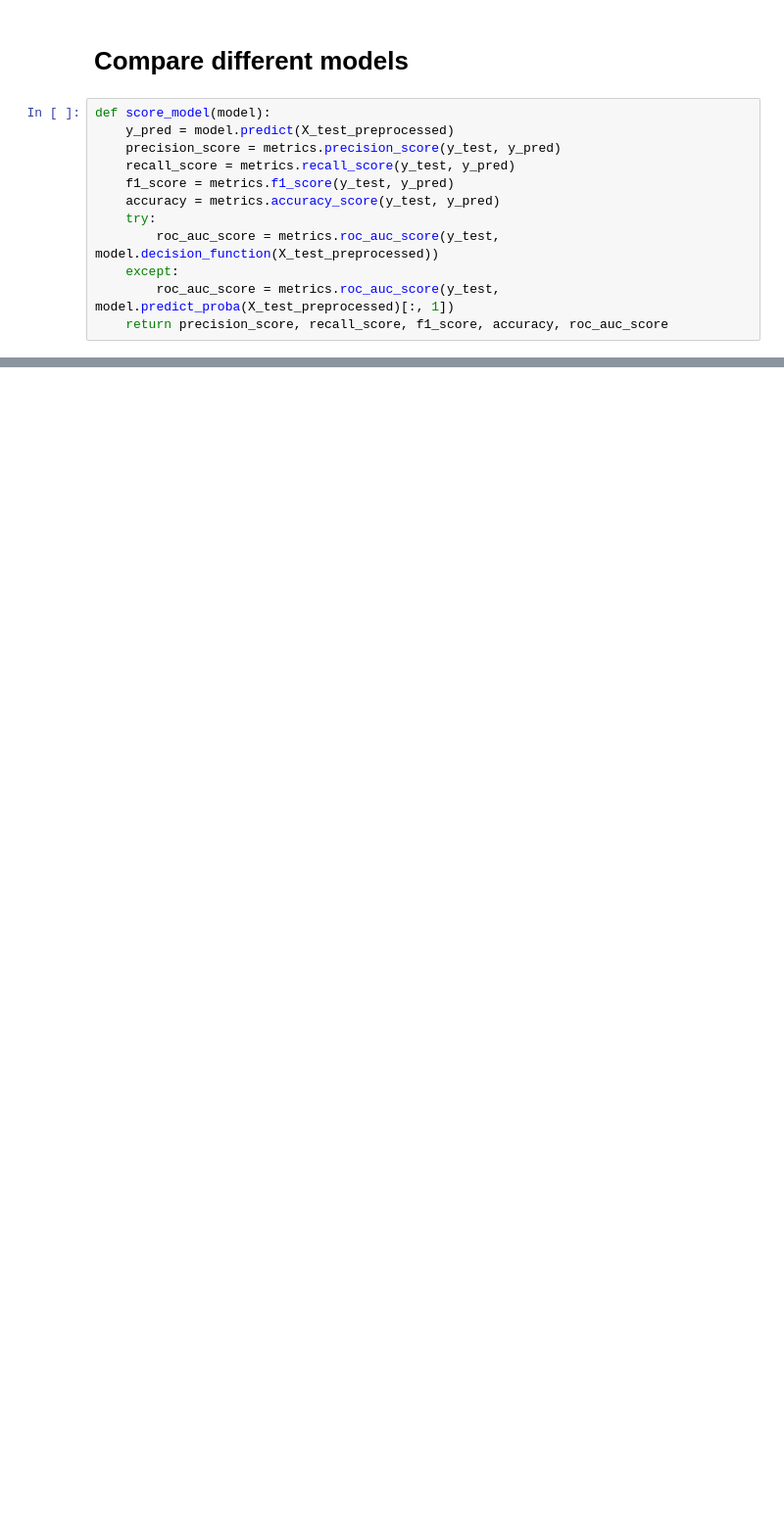
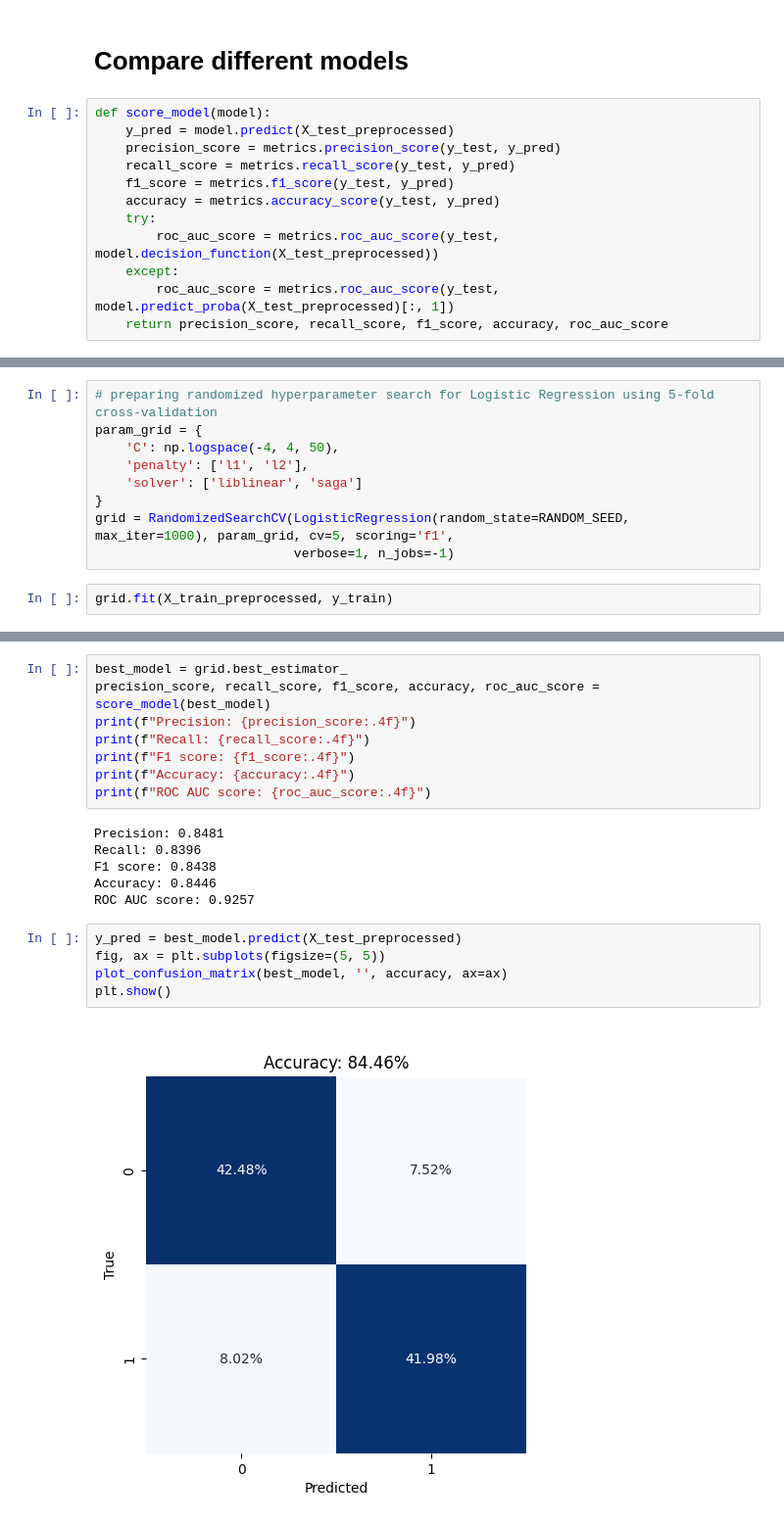
Before and after one commit to KrystianJachna/Sentiment-Analysis, a Jupyter notebook: notebooks/model_experiments.ipynb, the cells around one changed output, grey strips where cells are left out. Shown at 98% size. Drawn from its saved outputs; the diff is of its cells as text; blank space fills up the shorter version.

```diff
--- a/notebooks/model_experiments.ipynb
+++ b/notebooks/model_experiments.ipynb
@@ -222,0 +221,11 @@ plt.show()
+# %%
+# preparing randomized hyperparameter search for Logistic Regression using 5-fold cross-validation
+param_grid = {
+    'C': np.logspace(-4, 4, 50),
+    'penalty': ['l1', 'l2'],
+    'solver': ['liblinear', 'saga']
+}
+grid = RandomizedSearchCV(LogisticRegression(random_state=RANDOM_SEED, max_iter=1000), param_grid, cv=5, scoring='f1',
+                          verbose=1, n_jobs=-1)
+# %%
+grid.fit(X_train_preprocessed, y_train)
@@ -222,0 +254,21 @@ plt.show()
+# %%
+best_model = grid.best_estimator_
+precision_score, recall_score, f1_score, accuracy, roc_auc_score = score_model(best_model)
+print(f"Precision: {precision_score:.4f}")
+print(f"Recall: {recall_score:.4f}")
+print(f"F1 score: {f1_score:.4f}")
+print(f"Accuracy: {accuracy:.4f}")
+print(f"ROC AUC score: {roc_auc_score:.4f}")
+# %% [output]
+Precision: 0.8481
+Recall: 0.8396
+F1 score: 0.8438
+Accuracy: 0.8446
+ROC AUC score: 0.9257
+# %%
+y_pred = best_model.predict(X_test_preprocessed)
+fig, ax = plt.subplots(figsize=(5, 5))
+plot_confusion_matrix(best_model, '', accuracy, ax=ax)
+plt.show()
+# %% [output]
+[figure, added]
```
Also changed, not shown: parts of 13 cells of this notebook, 1 other file.
